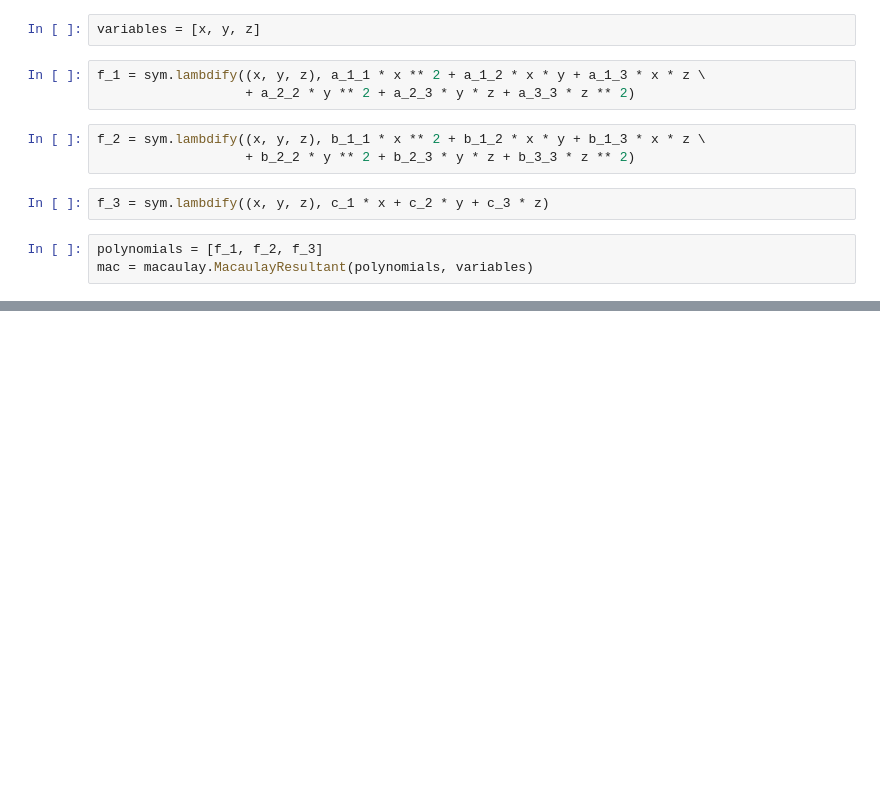
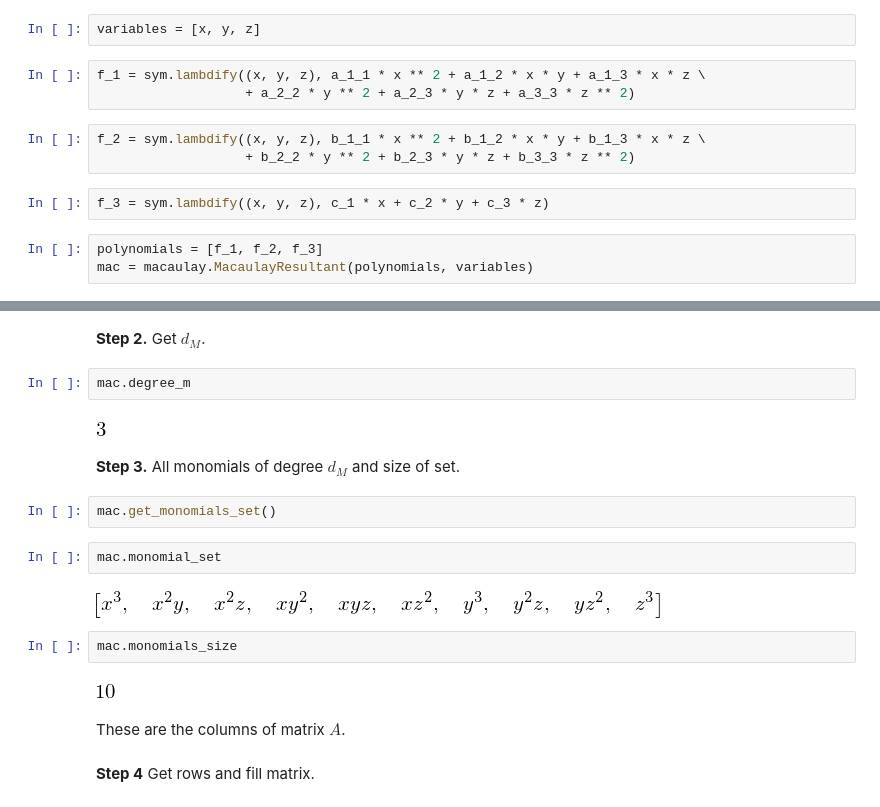
Before and after one commit to Nikoleta-v3/resultant-theory, a Jupyter notebook: notebooks/Macaulay.ipynb, the cells around one changed output, grey strips where cells are left out. Saved outputs shown, nothing was run; the diff lists cells and outputs as text; blank space fills up the shorter version.

```diff
--- a/notebooks/Macaulay.ipynb
+++ b/notebooks/Macaulay.ipynb
@@ -31,3 +52,25 @@ mac = macaulay.MacaulayResultant(polynomials, variables)
+# %% [markdown]
+**Step 2.** Get $d_M$.
+# %%
+mac.degree_m
+# %% [output]
+[figure, added]
+# %% [markdown]
+**Step 3.** All monomials of degree $d_M$ and size of set.
+# %%
+mac.get_monomials_set()
+# %%
+mac.monomial_set
+# %% [output]
+[figure, added]
+# %%
+mac.monomials_size
+# %% [output]
+[figure, added]
+# %% [markdown]
+These are the columns of matrix $A$.
+# %% [markdown]
+**Step 4** Get rows and fill matrix.
 # %%
 mac.get_row_coefficients()
 # %% [output]
```
Also changed, not shown: parts of 38 cells of this notebook, 8 other files.
